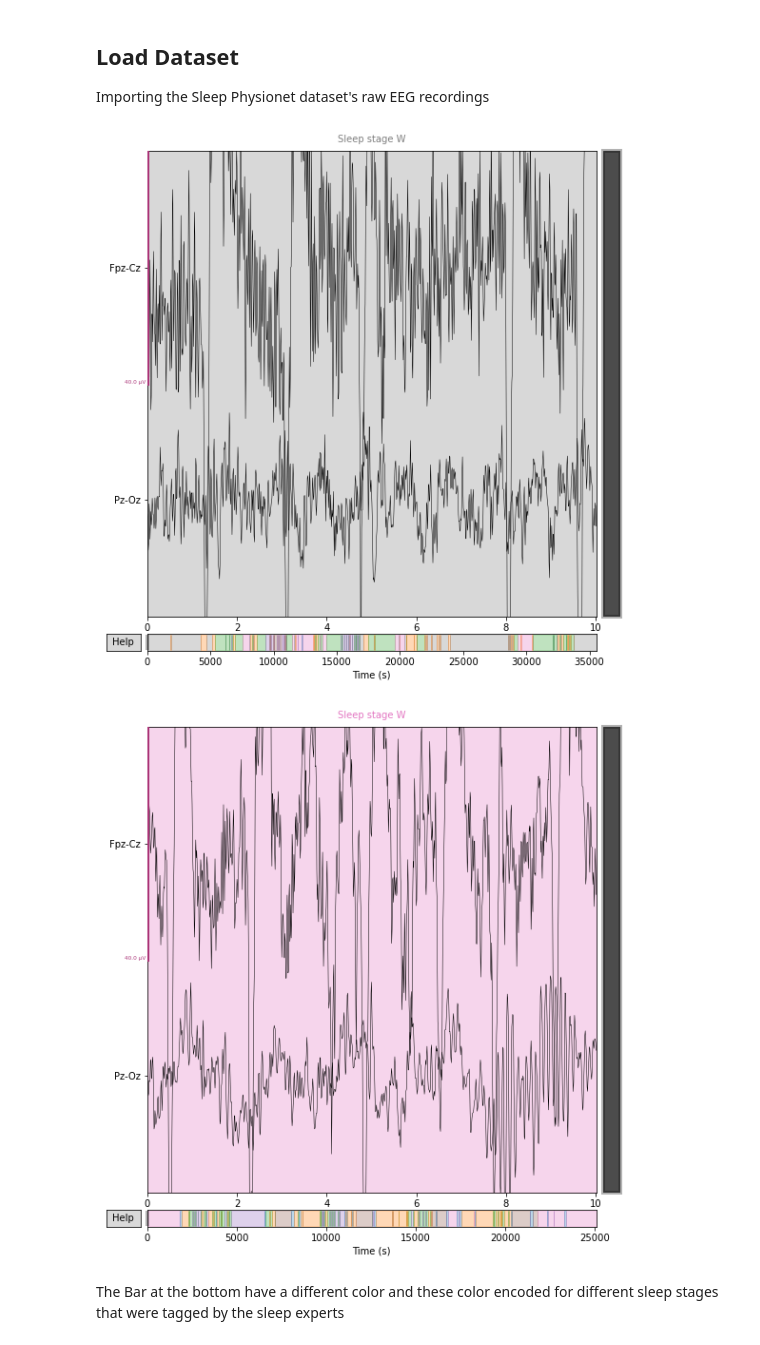
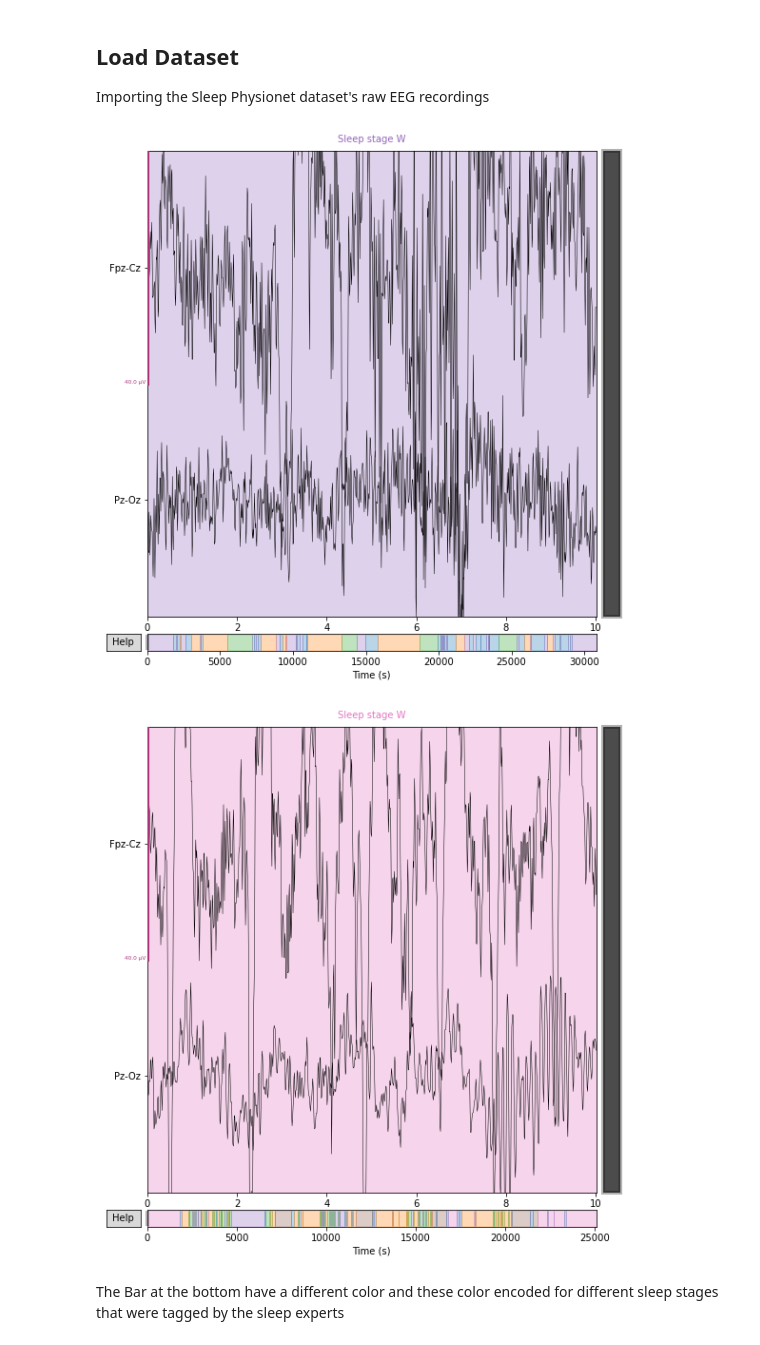
Before and after one commit to rakaUconn/Sleep_stage_classification, a Jupyter notebook: sleep_stage_classification.ipynb, the cells around one changed output. Saved outputs shown, nothing was run; the diff lists cells and outputs as text; code cells hidden in the pictures.

```diff
--- a/sleep_stage_classification.ipynb
+++ b/sleep_stage_classification.ipynb
@@ -142,10 +142,10 @@ def load_sleep_physionet_raw(raw_fname, annot_fname, load_eeg_only=True,
 raws=[load_sleep_physionet_raw(f[0], f[1]) for f in fnames]
 # %%
 # Plot a recording as a sanity check
-raws[150].plot();
+raws[135].plot();
 raws[0].plot();
 # %% [output]
-[figure, old version]
+[figure, new version]
 [figure]
 # %% [markdown]
 The Bar at the bottom have a different color and these color encoded for different sleep stages that were tagged by the sleep experts
```
Also changed, not shown: parts of 5 cells of this notebook, 8 other files.
